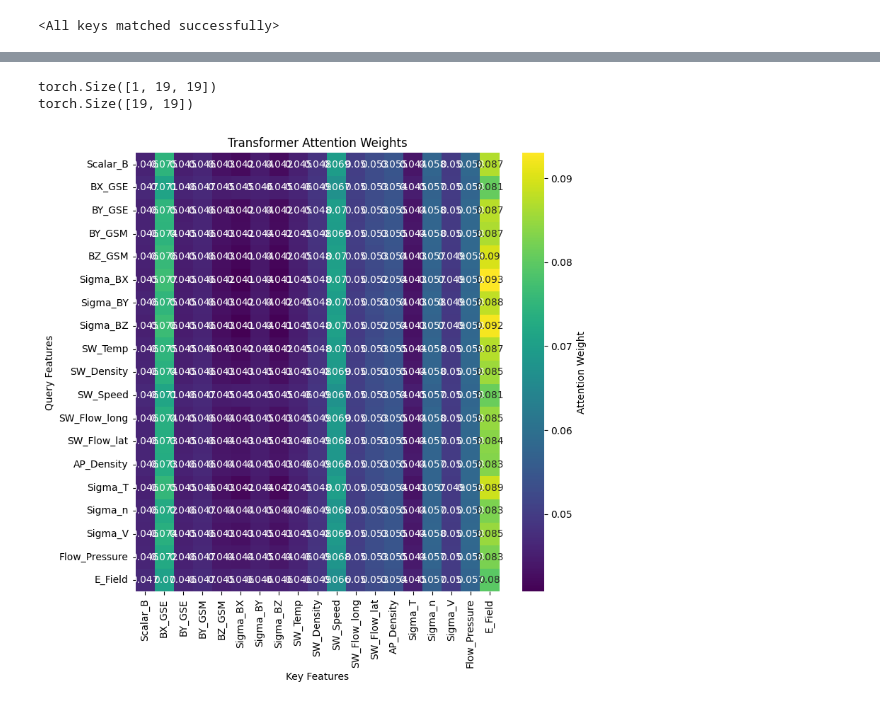
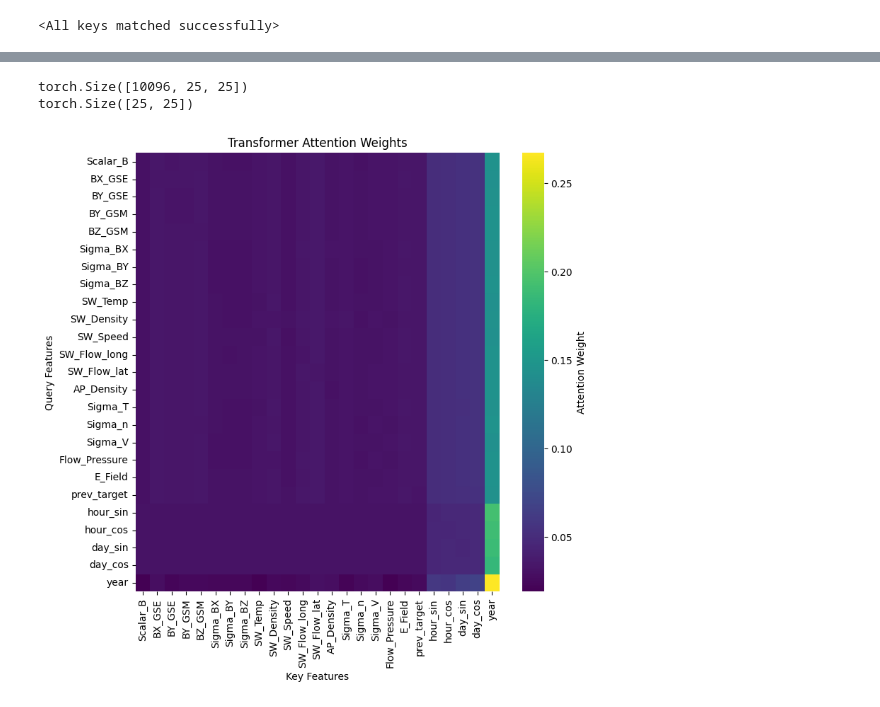
Before and after one commit to FalightSK/SpaceScienceXAI, a Jupyter notebook: experiment.ipynb, the cells around one changed output, grey strips where cells are left out. Cells and saved outputs as stored; diff of their text form; code cells hidden in the pictures.

```diff
--- a/experiment.ipynb
+++ b/experiment.ipynb
@@ -120,8 +120,8 @@ torch.Size([512, 1])
 criterion = nn.MSELoss()  # Mean Squared Error Loss
 optimizer = torch.optim.AdamW(model.parameters(), lr=0.001)
 emb_optimizer = torch.optim.AdamW(embedding.parameters(), lr=0.001)
-scheduler = torch.optim.lr_scheduler.ReduceLROnPlateau(optimizer, 'min', patience=20, factor=0.7, min_lr=1e-6)
-emb_scheduler = torch.optim.lr_scheduler.ReduceLROnPlateau(emb_optimizer, 'min', patience=20, factor=0.7, min_lr=1e-6)
+scheduler = torch.optim.lr_scheduler.ReduceLROnPlateau(optimizer, 'min', patience=15, factor=0.7, min_lr=1e-5)
+emb_scheduler = torch.optim.lr_scheduler.ReduceLROnPlateau(emb_optimizer, 'min', patience=15, factor=0.7, min_lr=1e-5)
 device = torch.device("cuda" if torch.cuda.is_available() else "cpu")
 model = model.to(device)
 embedding = embedding.to(device)
@@ -131,0 +215,2 @@ cuda
+# %%
+test_loader = create_dataloader(test_dataset, batch_size=10096)
@@ -218,37 +240,32 @@ plt.show()
-# %%
-test_loader = create_dataloader(test_dataset, batch_size=1)
-# %%
-inputs_set = {"normal": [], "exte": []}
-normal_count = 3
-exterem_count = 3
-for batches in test_loader:
-    # print(batches["features"].mean())
-
-    if normal_count > 0 and batches["features"].mean() < 0.05:
-        inputs_set["normal"].append(batches["features"])
-        normal_count -= 1
-
-    elif exterem_count > 0 and batches["features"].mean() > 0.5:
-        inputs_set["exte"].append(batches["features"])
-        exterem_count -= 1
 # %%
 model.eval()  # Put the model in evaluation mode
+embedding.eval()
+# with torch.no_grad():  # Disable gradient calculations
+#     #features = inputs_set["exte"][2].to(device)
+#     features = next(iter(test_loader))["features"].to(device)
+#     attention_weights = model.get_attention_weights(features.unsqueeze_(dim=-1))
+
 with torch.no_grad():  # Disable gradient calculations
-    features = inputs_set["normal"][0].to(device)
-    attention_weights = model.get_attention_weights(features.unsqueeze_(dim=-1))
+    batches = next(iter(test_loader))
+    features = batches["features"].to(device)
+    input_context = torch.tensor(np.array([v.cpu().numpy() for k, v in batches["context"].items()]))
+    input_context = input_context.to(device)
+    context = embedding(input_context)
+    attention_weights = model.get_attention_weights(features.unsqueeze_(dim=-1), context)
 
 print(attention_weights[0].size())
 average_attention = torch.mean(torch.concat(attention_weights, dim=0), dim=0)
 print(average_attention.size())
 
 single_batch_attention = average_attention.cpu().numpy()  # Single batch
 
 # --- Create Feature Labels (IMPORTANT) ---
+feature_cols.extend(["hour_sin", "hour_cos", "day_sin", "day_cos", "year"])
 feature_names = [feature_cols[i] for i in range(single_batch_attention.shape[1])]  # Replace with YOUR feature names if available
 
 # --- Visualize the Heatmap ---
 plot_attention_heatmap(single_batch_attention, feature_names, figsize=(8, 8))
 # %% [output]
-torch.Size([1, 19, 19])
-torch.Size([19, 19])
+torch.Size([10096, 25, 25])
+torch.Size([25, 25])
-[figure, old version]
+[figure, new version]
```
Also changed, not shown: parts of 16 cells of this notebook, 9 other files.
